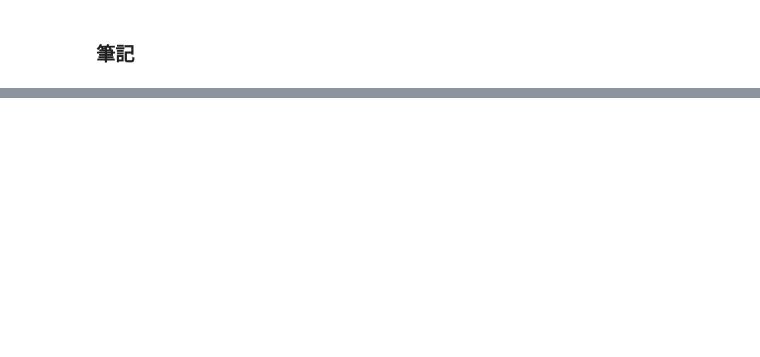
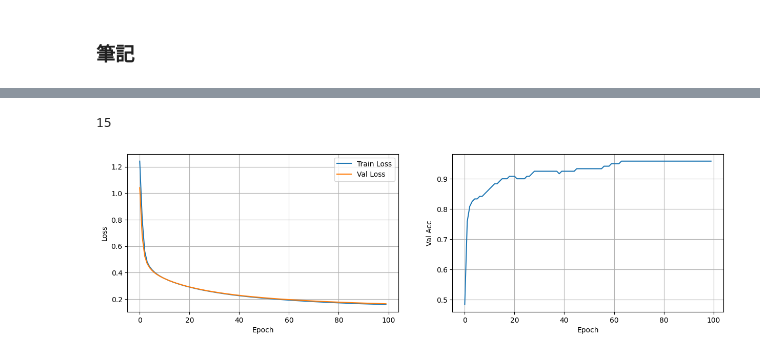
Before and after one commit to eddy0117/nn_hw, a Jupyter notebook: practice/conv_implement.ipynb, the cells around one changed output, grey strips where cells are left out. Saved outputs shown, nothing was run; the diff lists cells and outputs as text; code cells hidden in the pictures; blank space fills up the shorter version.

Commit message:
fihish Linear layer

```diff
--- a/practice/conv_implement.ipynb
+++ b/practice/conv_implement.ipynb
@@ -10,6 +10,7 @@ def im2col(input_feat: np.ndarray, N, kh, kw, out_h, out_w, stride):
             for iw in range(out_w):
                 im2col_feat.append(input_feat[n, :, stride * ih:stride * ih + kh, stride * iw:stride * iw + kw])
                 # each element -> (C, kh, kw)
+    # input_feat -> (N*out_h*out_w, C, kh, kw)
 
     return np.array(im2col_feat).reshape(N * out_h * out_w, -1)
 
@@ -20,8 +21,8 @@ def convolution(input_feat: np.ndarray, filter: np.ndarray, kh, kw, stride=1, pa
     bias: (out_C, 1)
     '''
     N, C, H, W = input_feat.shape
-    out_h = int((H - kh + 2 * padding) / stride) + 1
-    out_w = int((W - kw + 2 * padding) / stride) + 1
+    out_h = int((H - kh + 2 * padding) // stride) + 1
+    out_w = int((W - kw + 2 * padding) // stride) + 1
     out_c = filter.shape[0]
 
     if padding:
@@ -42,6 +43,8 @@ def convolution(input_feat: np.ndarray, filter: np.ndarray, kh, kw, stride=1, pa
         out_feat = filter @ im2col_feat.T
     # out_feat -> (out_c, N*out_h*out_w)
 
-    # 直接 reshape 成 (N, out_c*out_h*out_w) 會產生順序錯亂
-    # 所以先將 dim2 的 out_c*out_h*out_w 拆開後再 permute
-    return out_feat.reshape(out_c, N, out_h, out_w).transpose((1, 0, 2, 3))
+    # 直接將 (out_c, N*out_h*out_w) reshape 成 (N, out_c, out_h, out_w) 會產生順序錯亂
+    # 所以先將 (out_c, N*out_h*out_w) 拆成 (out_c, N, out_h, out_w) 後再 permute
+    # out_feat -> (N, out_c, out_h, out_w)
+    return out_feat.reshape(out_c, N, out_h, out_w).transpose(1, 0, 2, 3)
+    # return out_feat.T.reshape(N, out_h, out_w, out_c).transpose(0, 3, 1, 2)
@@ -182,0 +278,4 @@ array([[ 14,  96,  83, 178, 282, 287, 122, 242, 345],
+# %%
+np.prod((1, 3, 5))
+# %% [output]
+15
@@ -182,0 +380,62 @@ array([[ 14,  96,  83, 178, 282, 287, 122, 242, 345],
+# %%
+import numpy as np
+
+# 固定隨機種子，確保同參數下每次結果都相同
+np.random.seed(1)
+
+with open('../hw2/Iris.csv') as f:
+    # 跳過 first row (標籤名稱)
+    data = f.readlines()[1:]
+
+data = [line.strip().split(',')[1:] for line in data]
+data = np.array(data)
+labels = []
+
+classes = np.unique(data[:, 4])
+
+# 將 label 做 one-hot encoding
+for d in data:
+    for cls in classes:
+        if d[4] == cls:
+            one_hot = np.zeros(len(classes))
+            one_hot[classes.tolist().index(cls)] = 1
+            labels.append(one_hot)
+
+# 將 input features 與 labels 從原始資料中分離
+inputs = data[:, :4].astype(np.float32)
+labels = np.array(labels)
+
+# 對 input features 做標準化
+inputs = (inputs - np.mean(inputs, axis=0)) / np.std(inputs, axis=0)
+
+
+
+# 打亂數據
+idx = np.random.permutation(len(inputs))
+
+X_data = inputs[idx]
+
+Y_data = labels[idx]
+
+train_size = int(len(X_data) * 0.8)
+val_size = len(X_data) - train_size
+
+X_train, Y_train = X_data[:train_size], Y_data[:train_size]
+X_val, Y_val = X_data[val_size:], Y_data[val_size:]
+
+hyper_params = {
+    'lr': 0.01,
+    'epoch': 100,
+    'batch_size': 16,
+    'alpha': 0.9
+}
+
+FOLD = 5
+
+
+model = MyModel([Linear(4, 3, Softmax)])
+
+params = model.train(X_train, Y_train, X_val, Y_val, CrossEntropyLoss, hyper_params, show_plot=True)
+# mlp.kfold(X_data, Y_data, FOLD, SquareLoss, hyper_params)
+# %% [output]
+[figure, added]
```
Also changed, not shown: parts of 10 cells of this notebook, 7 other files.
